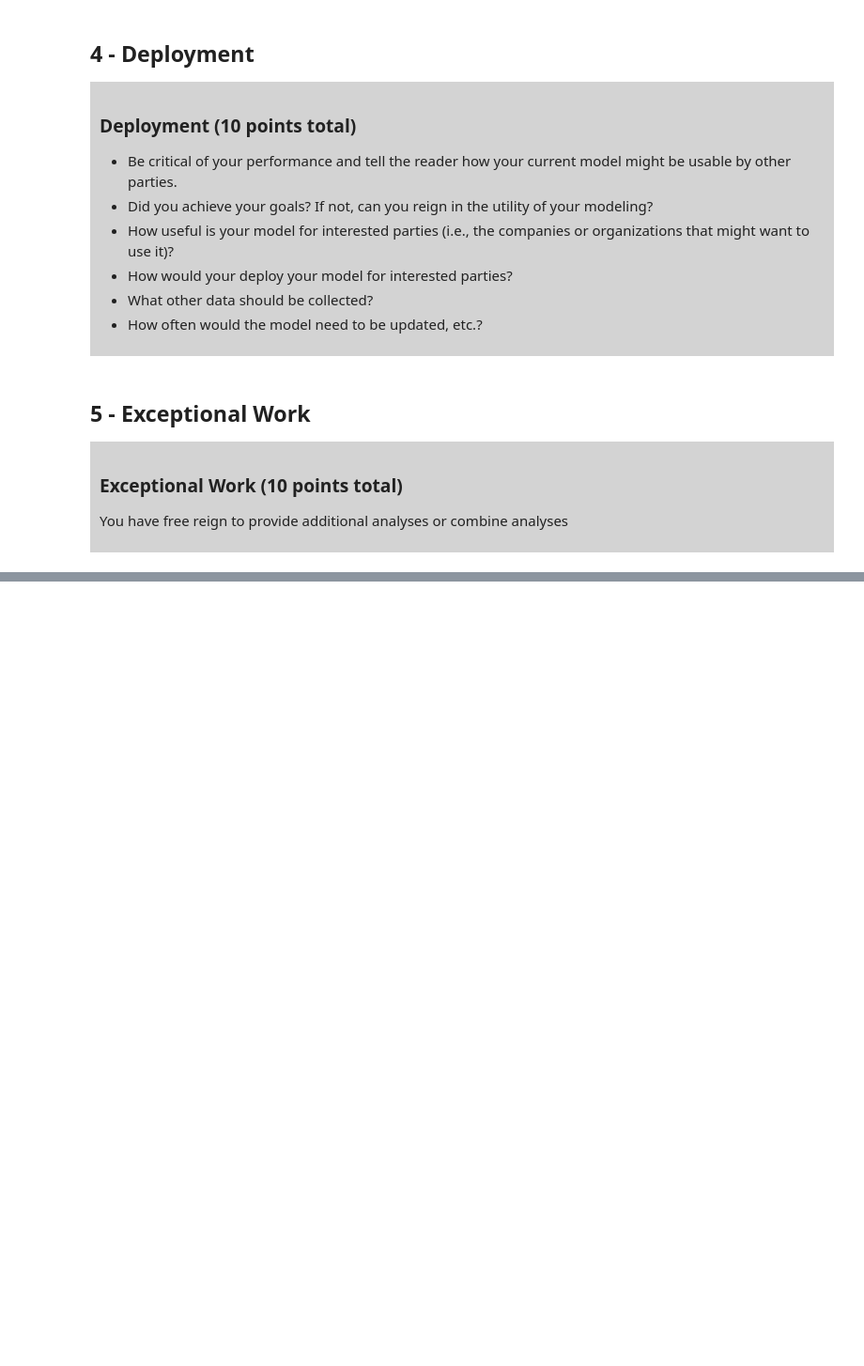
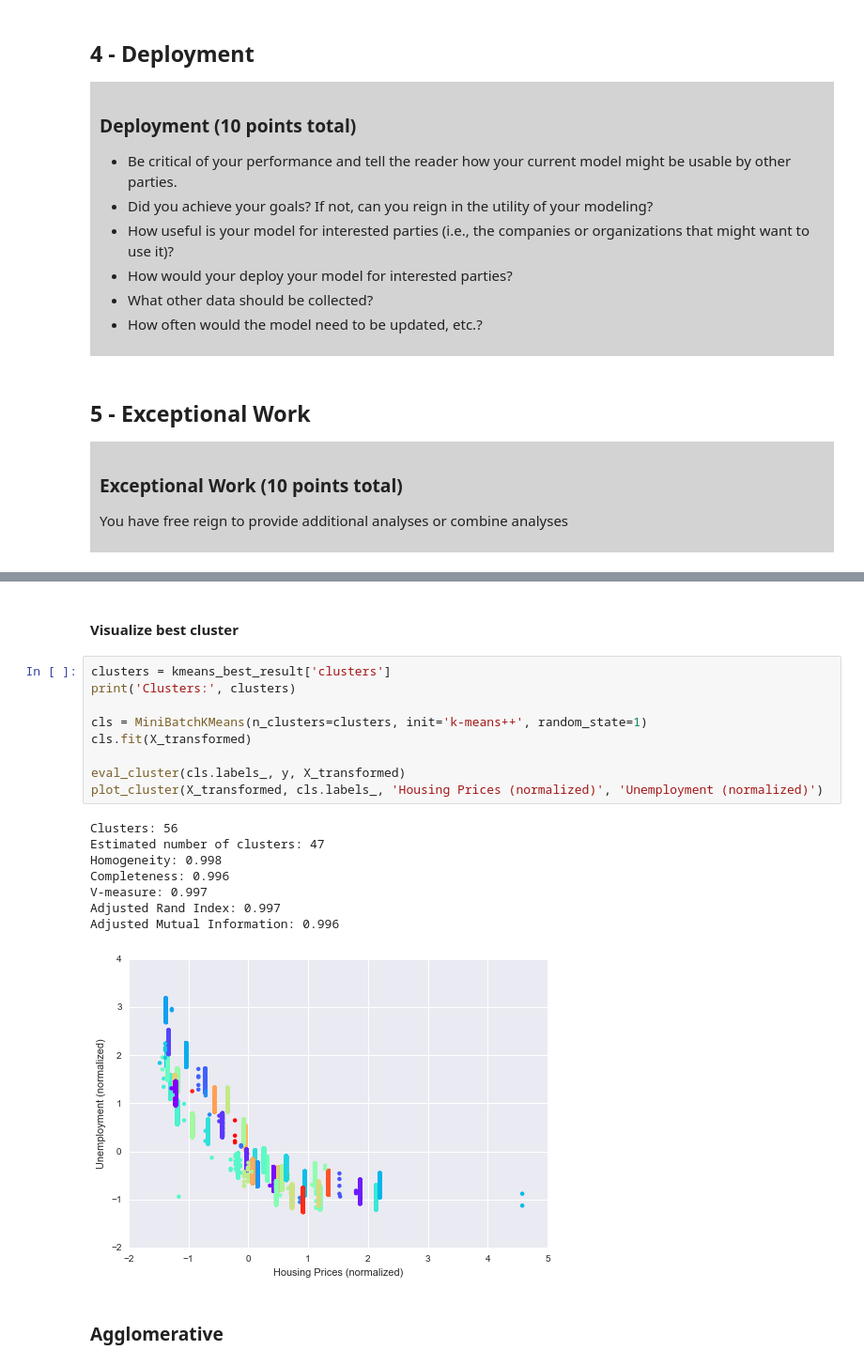
Before and after one commit to elkinst65/MSDS7331_Project3_DC, a Jupyter notebook: MSDS7331 DC Crime 2015 Lab 3.ipynb, the cells around one changed output, grey strips where cells are left out. Shown at 94% size. Saved outputs shown, nothing was run; the diff lists cells and outputs as text; blank space fills up the shorter version.

```diff
--- a/MSDS7331 DC Crime 2015 Lab 3.ipynb
+++ b/MSDS7331 DC Crime 2015 Lab 3.ipynb
@@ -185,0 +818,22 @@ memory usage: 4.1+ KB
+# %% [markdown]
+#### Visualize best cluster
+# %%
+clusters = kmeans_best_result['clusters']
+print('Clusters:', clusters)
+
+cls = MiniBatchKMeans(n_clusters=clusters, init='k-means++', random_state=1)
+cls.fit(X_transformed)
+
+eval_cluster(cls.labels_, y, X_transformed)
+plot_cluster(X_transformed, cls.labels_, 'Housing Prices (normalized)', 'Unemployment (normalized)')
+# %% [output]
+Clusters: 56
+Estimated number of clusters: 47
+Homogeneity: 0.998
+Completeness: 0.996
+V-measure: 0.997
+Adjusted Rand Index: 0.997
+Adjusted Mutual Information: 0.996
+[figure, added]
+# %% [markdown]
+### Agglomerative
```
Also changed, not shown: parts of 33 cells of this notebook.
